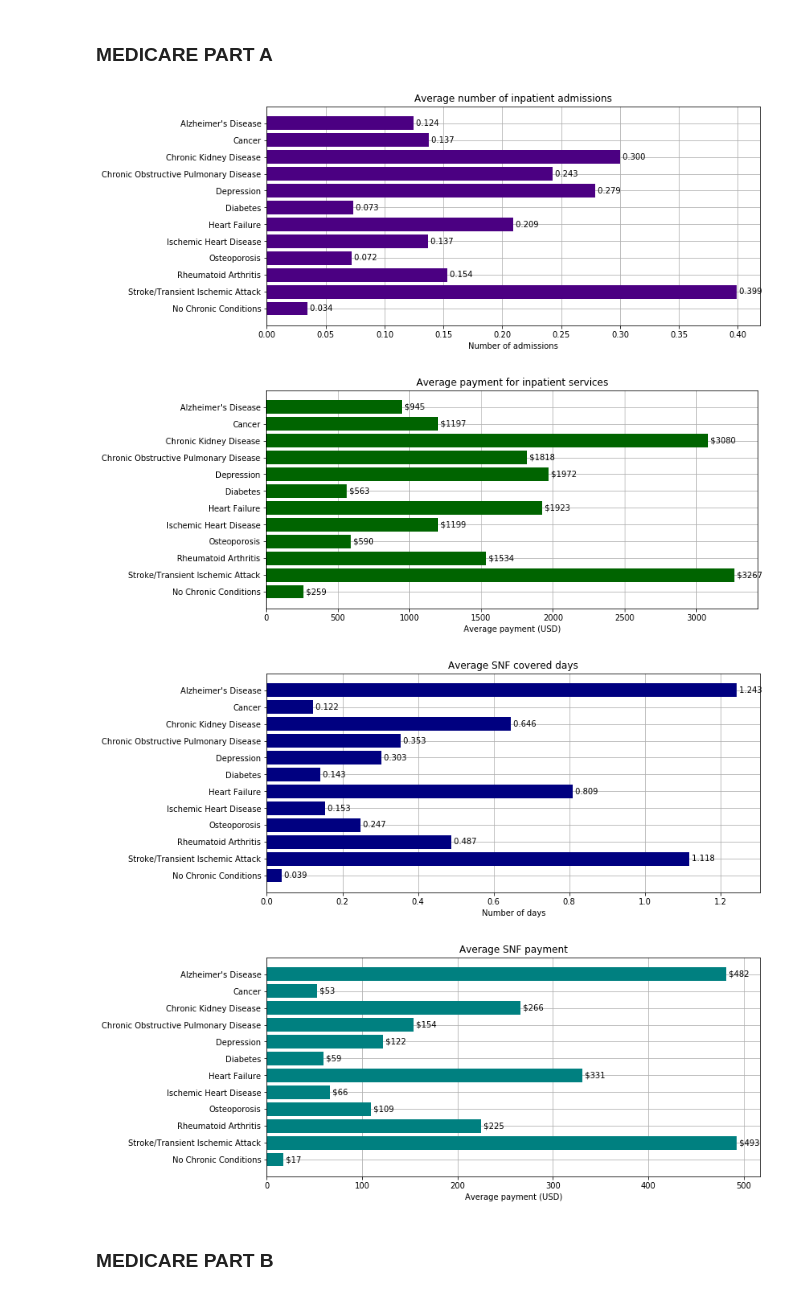
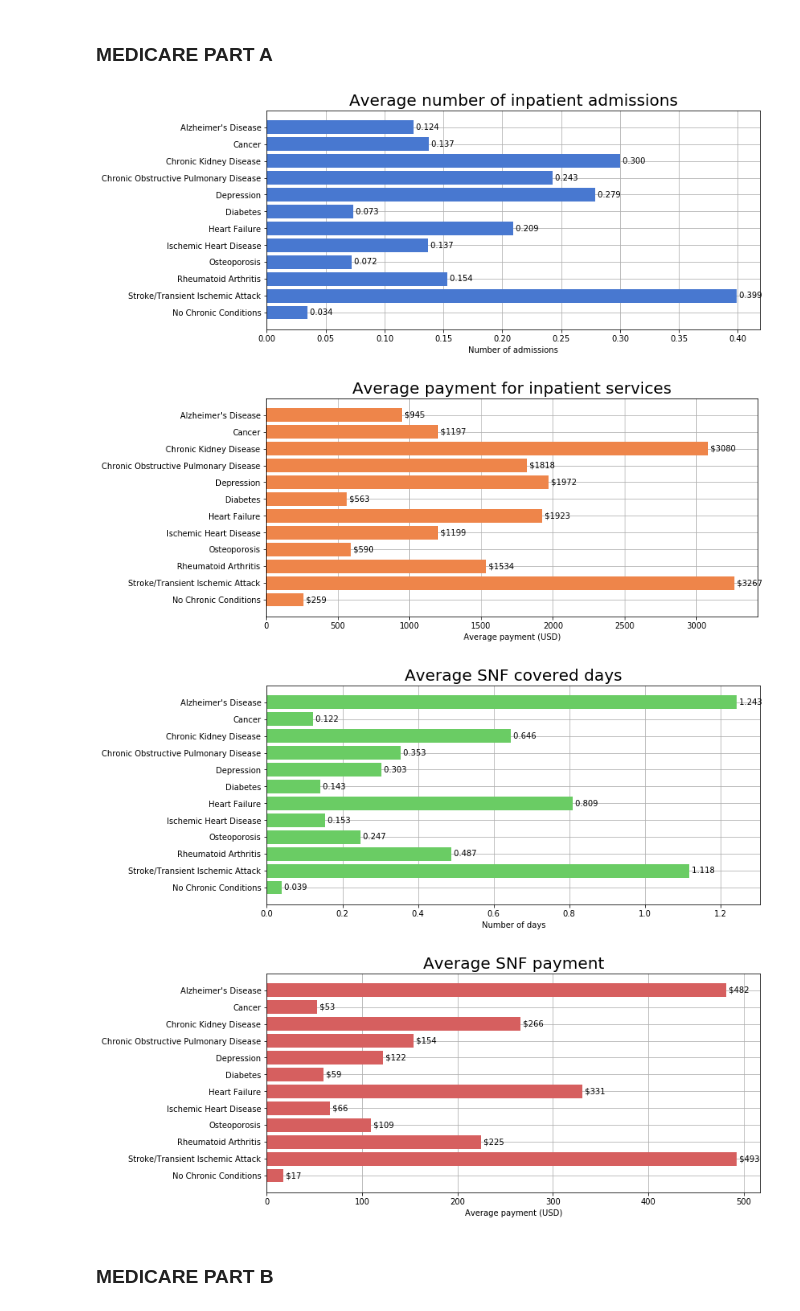
Before and after one commit to ektylr/Nov17Examples, a Jupyter notebook: hca204/Assignment_4_group.ipynb, the cells around one changed output. Drawn from its saved outputs; the diff is of its cells as text; code cells hidden in the pictures.

```diff
--- a/hca204/Assignment_4_group.ipynb
+++ b/hca204/Assignment_4_group.ipynb
@@ -384,7 +429,7 @@ plt.show();
 # %% [markdown]
 #### Total amount spent by condition and program
 # %%
-_ = plt.figure(figsize=(11,5))
+fig, ax = plt.subplots(1,1,figsize=(11,7));
 
 left_A = None
 left_B = tot_paid_part_A[1:]
@@ -394,11 +439,14 @@ p1 = plt.barh(idx[:-1], tot_paid_part_A[1:])
 p2 = plt.barh(idx[:-1], tot_paid_part_B[1:], left=left_B)
 p4 = plt.barh(idx[:-1], tot_paid_part_D[1:], left=left_D)
 
-plt.title('Total amount spent by condition and program')
+ax.grid();
+
+plt.title('Total amount spent by condition and program (millions)', fontsize=20)
 plt.yticks(idx, con_labels[1:])
+plt.xlabel('Total payments (Millions of USD)')
 for i,v in enumerate(chron_conditions[1:]):
-    v = int((tot_paid_part_A[i+1] + tot_paid_part_B[i+1] + tot_paid_part_D[i+1]) / 1000000)
-    plt.text(v, i, ' ' + '${0}'.format(v), va='center', color='white', fontweight='bold')
+    v = int((tot_paid_part_A[i+1] + tot_paid_part_B[i+1] + tot_paid_part_D[i+1]))
+    plt.text(v, i, ' ' + '${0}'.format(v), va='center', color='black')#, fontweight='bold')
 plt.legend((p1[0], p2[0], p4[0]), ('A', 'B', 'D'))
 plt.show();
 # %% [output]
@@ -406,8 +454,7 @@ plt.show();
 # %% [markdown]
 #### Average amount spent per beneficiary by condition and program
 # %%
-#_ = plt.figure(figsize=(11,5))
-fig, ax = plt.subplots(1,1,figsize=(11,5));
+fig, ax = plt.subplots(1,1,figsize=(11,7));
 
 left_A = None
 left_B = avg_paid_part_A
@@ -417,14 +464,16 @@ ax.grid();
 
 p1 = plt.barh(idx, avg_paid_part_A)
 p2 = plt.barh(idx, avg_paid_part_B, left=left_B)
-p4 = plt.barh(idx, avg_paid_part_A, left=left_D)
+p4 = plt.barh(idx, avg_paid_part_D, left=left_D)
 
-plt.title('Average amount per person spent by condition and program')
+plt.title('Average amount per person spent by condition and program', fontsize=20)
 plt.yticks(idx, con_labels)
 for i,v in enumerate(chron_conditions):
     v = int((avg_paid_part_A[i] + avg_paid_part_B[i] + avg_paid_part_D[i]))
-    plt.text(v, i, ' ' + '${0}'.format(v), va='center', color='black', fontweight='bold')
+    plt.text(v, i, ' ' + '${0}'.format(v), va='center', color='black')#, fontweight='bold')
 plt.xlabel('Average payment (USD)')
+
 plt.legend((p1[0], p2[0], p4[0]), ('A', 'B', 'D'))
+
 plt.show();
 # %% [output]
@@ -433,8 +482,8 @@ plt.show();
 ### MEDICARE PART A
 # %%
 fig, ax = plt.subplots(1,1,figsize=(11,5));
-p1 = plt.barh(idx, avg_IP_adms_part_A, color='indigo');
-plt.title('Average number of inpatient admissions')
+p1 = plt.barh(idx, avg_IP_adms_part_A, color='#4878D0');
+plt.title('Average number of inpatient admissions', fontsize=20)
 ax.grid();
 plt.xlabel('Number of admissions')
 plt.yticks(idx, con_labels)
@@ -443,43 +492,43 @@ for i,v in enumerate(chron_conditions):
     plt.text(v, i, ' ' + '{0:.3f}'.format(v), va='center')
 plt.show();
 
 fig, ax = plt.subplots(1,1,figsize=(11,5));
-p1 = plt.barh(idx, avg_IP_paid_part_A, color='darkgreen')
-plt.title('Average payment for inpatient services')
+p1 = plt.barh(idx, avg_IP_paid_part_A, color='#EE854A')
+plt.title('Average payment for inpatient services', fontsize=20)
 ax.grid();
 plt.xlabel('Average payment (USD)')
 plt.yticks(idx, con_labels)
 for i,v in enumerate(chron_conditions):
     v = avg_IP_paid_part_A[i]
     plt.text(v, i, ' ' + '${0:.0f}'.format(v), va='center')
 plt.show();
 
 fig, ax = plt.subplots(1,1,figsize=(11,5));
-p1 = plt.barh(idx, avg_SNF_days_part_A, color='navy')
-plt.title('Average SNF covered days')
+p1 = plt.barh(idx, avg_SNF_days_part_A, color='#6ACC64')
+plt.title('Average SNF covered days', fontsize=20)
 ax.grid();
 plt.xlabel('Number of days')
 plt.yticks(idx, con_labels)
 for i,v in enumerate(chron_conditions):
     v = avg_SNF_days_part_A[i]
     plt.text(v, i, ' ' + '{0:.3f}'.format(v), va='center')
 plt.show();
 
 fig, ax = plt.subplots(1,1,figsize=(11,5));
-p1 = plt.barh(idx, avg_SNF_paid_part_A, color='teal')
-plt.title('Average SNF payment')
+p1 = plt.barh(idx, avg_SNF_paid_part_A, color='#D65F5F')
+plt.title('Average SNF payment', fontsize=20)
 ax.grid();
 plt.xlabel('Average payment (USD)')
 plt.yticks(idx, con_labels)
 for i,v in enumerate(chron_conditions):
     v = avg_SNF_paid_part_A[i]
     plt.text(v, i, ' ' + '${0:.0f}'.format(v), va='center')
 plt.show();
 # %% [output]
-[figure, old version]
+[figure, new version]
-[figure, old version]
+[figure, new version]
-[figure, old version]
+[figure, new version]
-[figure, old version]
+[figure, new version]
 # %% [markdown]
 ### MEDICARE PART B
 # %%
```
Also changed, not shown: parts of 14 cells of this notebook.
